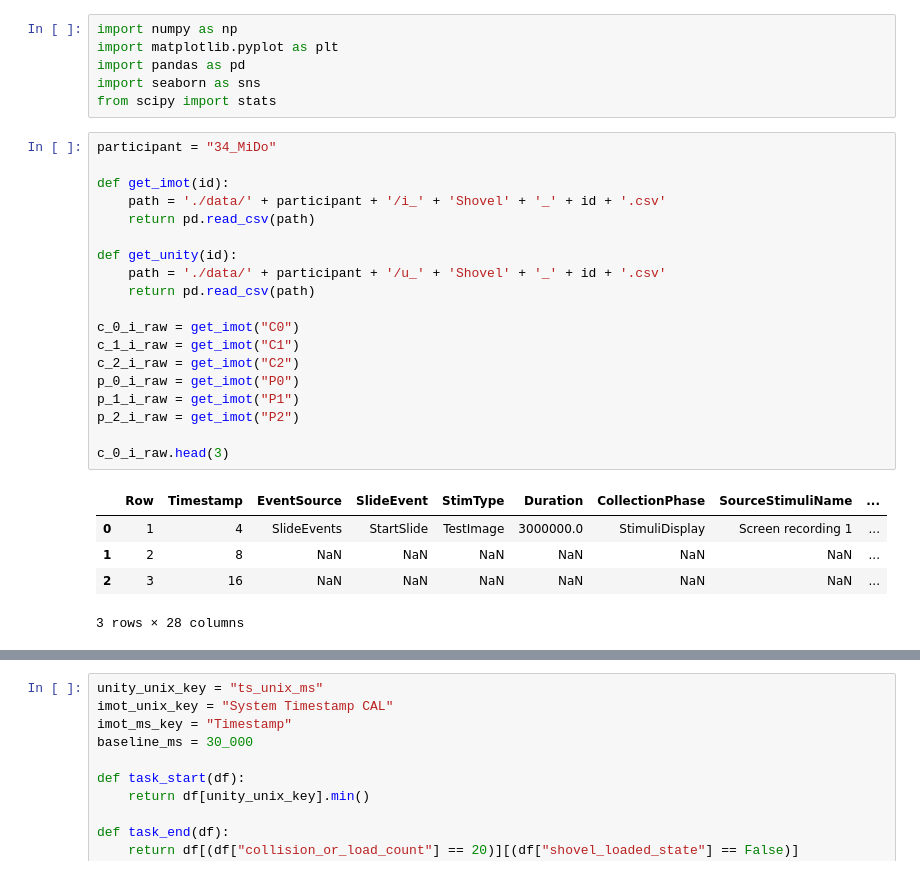
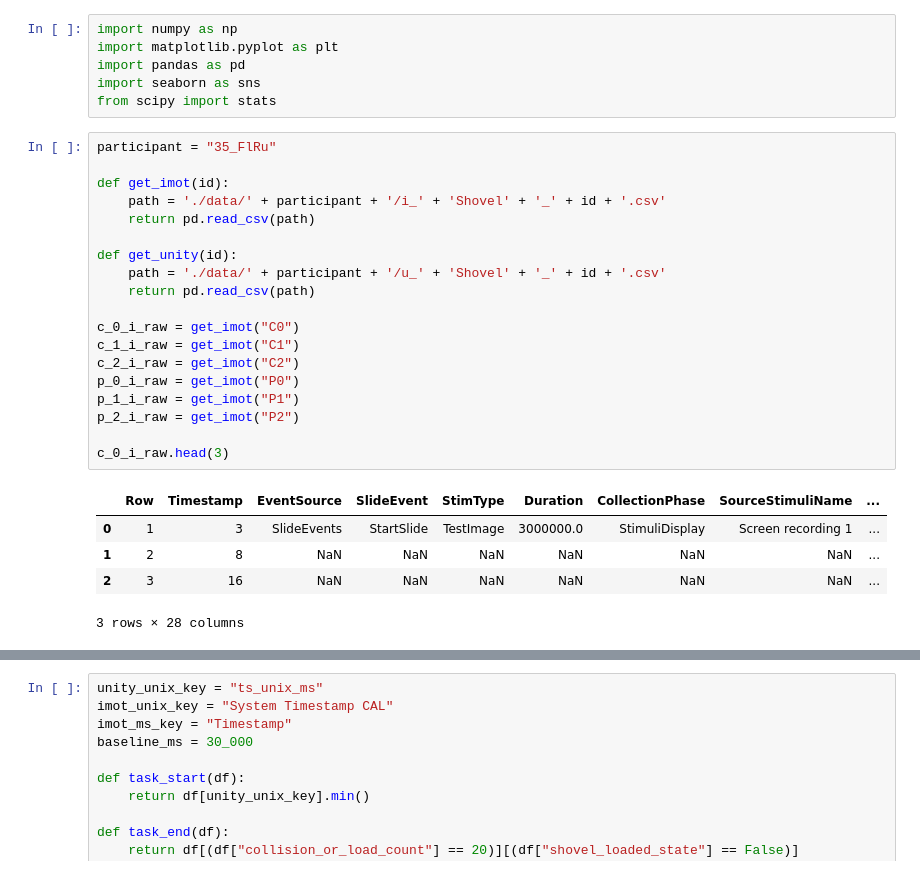
Before and after one commit to EliDll/phw-eval, a Jupyter notebook: imot_edda.ipynb, the cells around one changed output, grey strips where cells are left out. Drawn from its saved outputs; the diff is of its cells as text.

```diff
--- a/imot_edda.ipynb
+++ b/imot_edda.ipynb
@@ -5,27 +5,27 @@ import pandas as pd
 import seaborn as sns
 from scipy import stats
 # %%
-participant = "34_MiDo"
+participant = "35_FlRu"
 
 def get_imot(id):
     path = './data/' + participant + '/i_' + 'Shovel' + '_' + id + '.csv'
     return pd.read_csv(path)
 
 def get_unity(id):
     path = './data/' + participant + '/u_' + 'Shovel' + '_' + id + '.csv'
     return pd.read_csv(path)
 
 c_0_i_raw = get_imot("C0")
 c_1_i_raw = get_imot("C1")
 c_2_i_raw = get_imot("C2")
 p_0_i_raw = get_imot("P0")
 p_1_i_raw = get_imot("P1")
 p_2_i_raw = get_imot("P2")
 
 c_0_i_raw.head(3)
 # %% [output]
 |  | Row | Timestamp | EventSource | SlideEvent | StimType | Duration | CollectionPhase | SourceStimuliName | ... |
-| 0 | 1 | 4 | SlideEvents | StartSlide | TestImage | 3000000.0 | StimuliDisplay | Screen recording 1 | ... |
+| 0 | 1 | 3 | SlideEvents | StartSlide | TestImage | 3000000.0 | StimuliDisplay | Screen recording 1 | ... |
 | 1 | 2 | 8 | NaN | NaN | NaN | NaN | NaN | NaN | ... |
 | 2 | 3 | 16 | NaN | NaN | NaN | NaN | NaN | NaN | ... |
 3 rows × 28 columns
```
Also changed, not shown: parts of 7 cells of this notebook, 26 other files.
